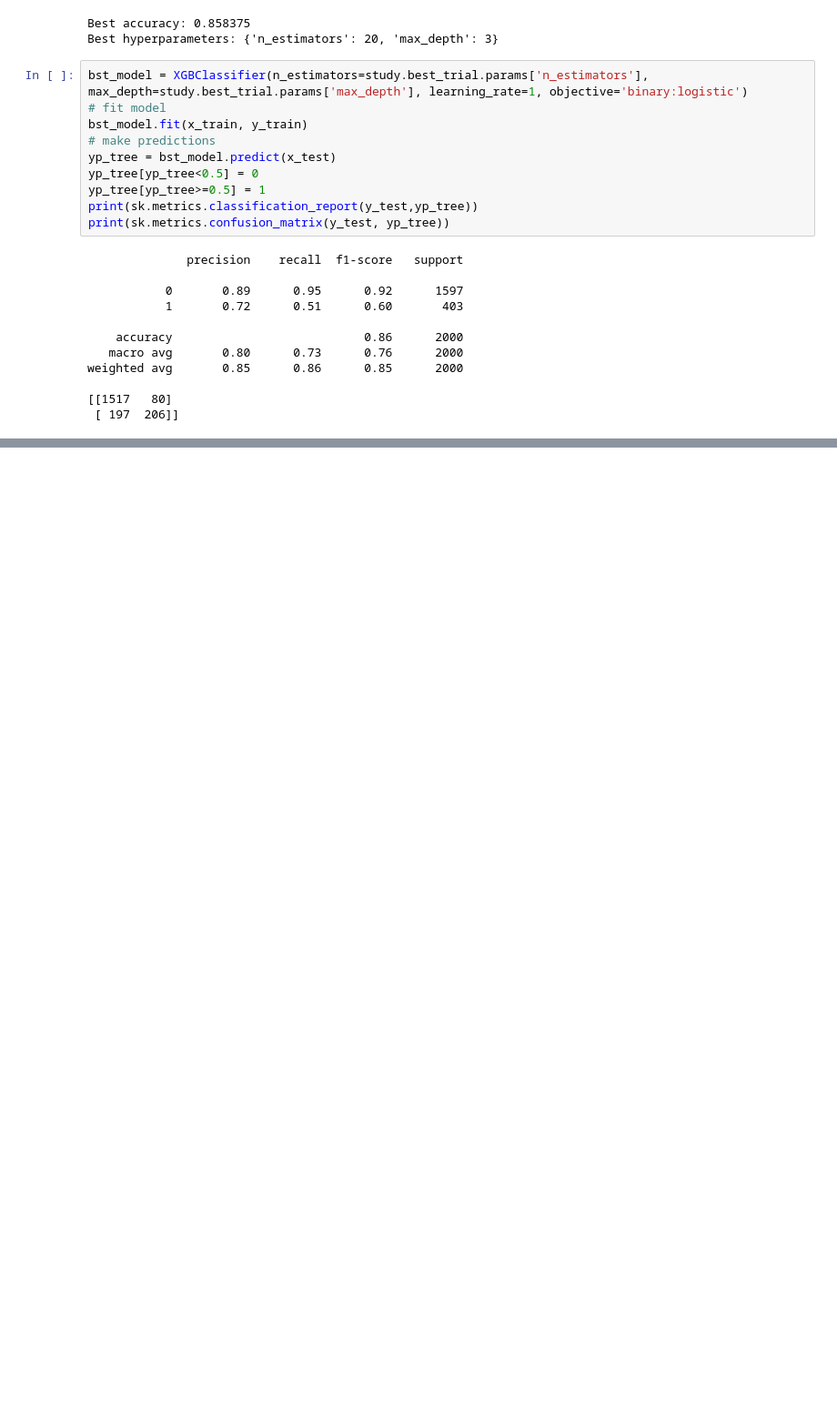
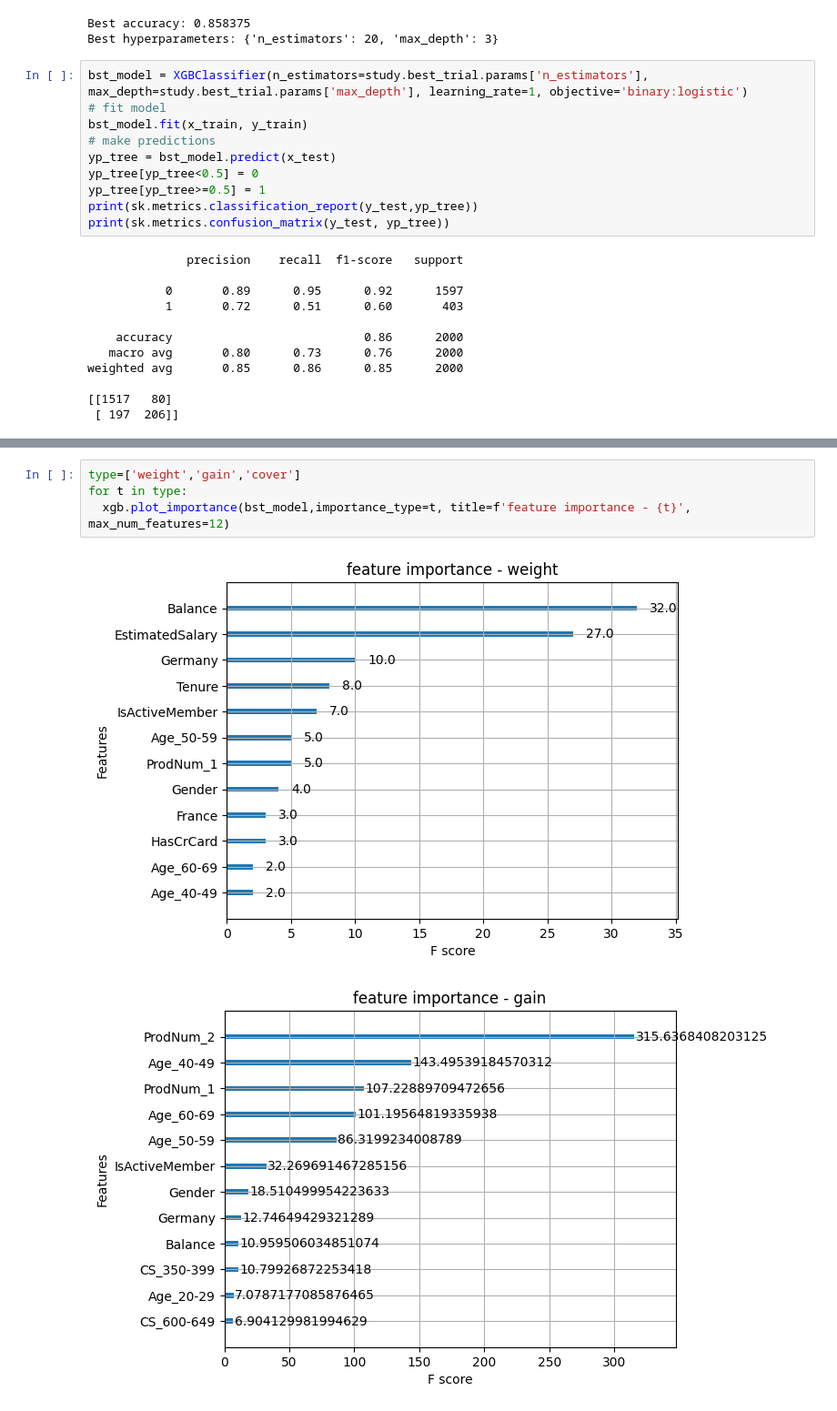
Before and after one commit to SRINIRAGZ/CustomerChurn_Kaggle, a Jupyter notebook: BankChurn.ipynb, the cells around one changed output, grey strips where cells are left out. Shown: that part at 91% size. Saved outputs shown, nothing was run; the diff lists cells and outputs as text; blank space fills up the shorter version.

```diff
--- a/BankChurn.ipynb
+++ b/BankChurn.ipynb
@@ -445,0 +452,7 @@ weighted avg       0.85      0.86      0.85      2000
+# %%
+type=['weight','gain','cover']
+for t in type:
+  xgb.plot_importance(bst_model,importance_type=t, title=f'feature importance - {t}', max_num_features=12)
+# %% [output]
+[figure, added]
+[figure, added]
```
Also changed, not shown: parts of 3 cells of this notebook.
